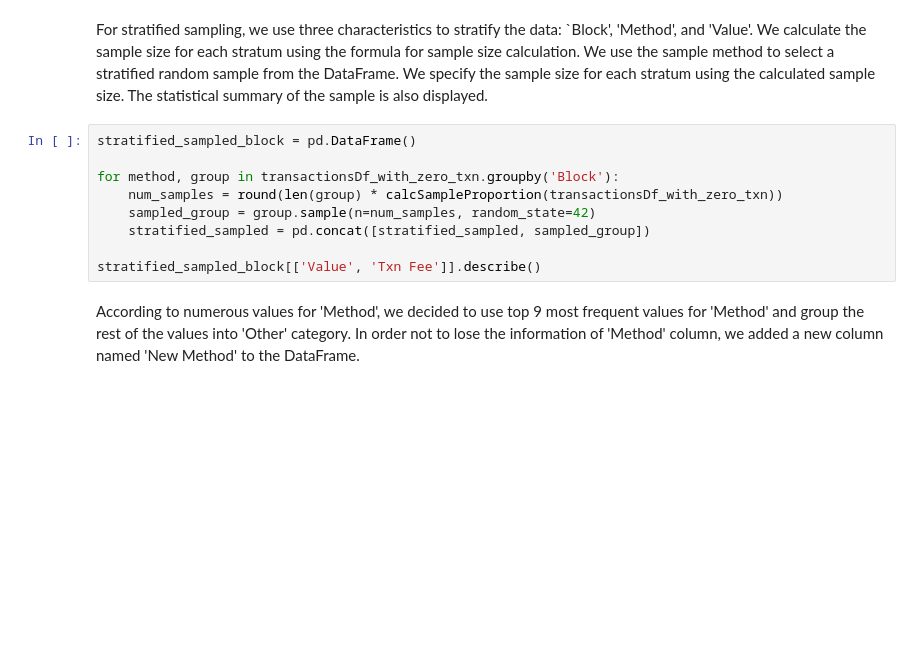
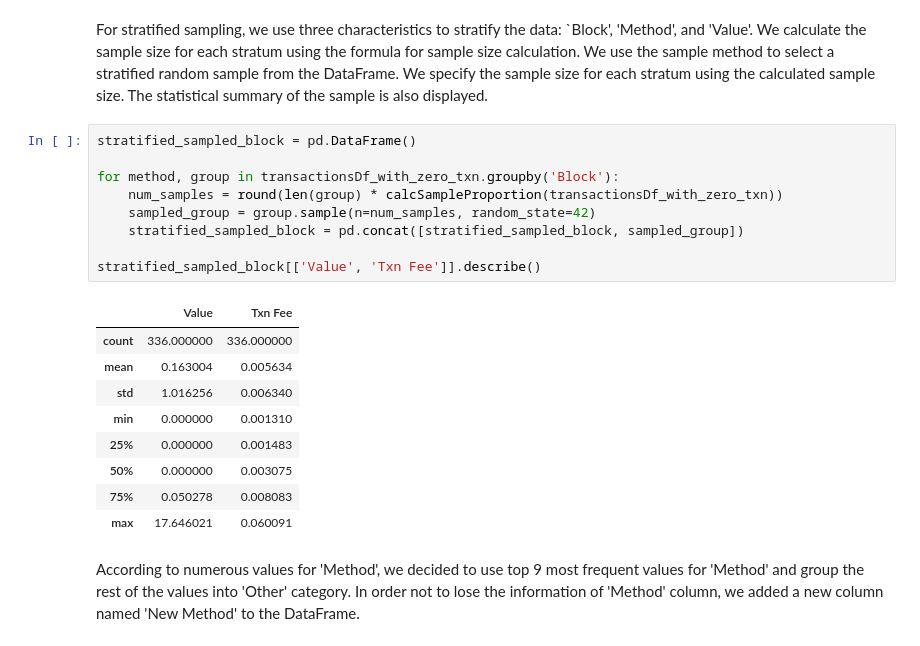
Before and after one commit to avamirm/Web-Scraping, a Jupyter notebook: Code&Report.ipynb, the cells around one changed output. Drawn from its saved outputs; the diff is of its cells as text; blank space fills up the shorter version.

```diff
--- a/Code&Report.ipynb
+++ b/Code&Report.ipynb
@@ -609,12 +623,22 @@ For  stratified sampling, we use three characteristics to stratify the data: `Bl
 # %%
 stratified_sampled_block = pd.DataFrame()
 
 for method, group in transactionsDf_with_zero_txn.groupby('Block'):
     num_samples = round(len(group) * calcSampleProportion(transactionsDf_with_zero_txn))
     sampled_group = group.sample(n=num_samples, random_state=42)
-    stratified_sampled = pd.concat([stratified_sampled, sampled_group])
+    stratified_sampled_block = pd.concat([stratified_sampled_block, sampled_group])
 
 stratified_sampled_block[['Value', 'Txn Fee']].describe()
+# %% [output]
+|  | Value | Txn Fee |
+| count | 336.000000 | 336.000000 |
+| mean | 0.163004 | 0.005634 |
+| std | 1.016256 | 0.006340 |
+| min | 0.000000 | 0.001310 |
+| 25% | 0.000000 | 0.001483 |
+| 50% | 0.000000 | 0.003075 |
+| 75% | 0.050278 | 0.008083 |
+| max | 17.646021 | 0.060091 |
 # %% [markdown]
 According to numerous values for 'Method', we decided to use top 9 most frequent values for 'Method' and group the rest of the values into 'Other' category. In order not to lose the information of 'Method' column, we added a new column named 'New Method' to the DataFrame.
 # %%
```
Also changed, not shown: parts of 40 cells of this notebook.
